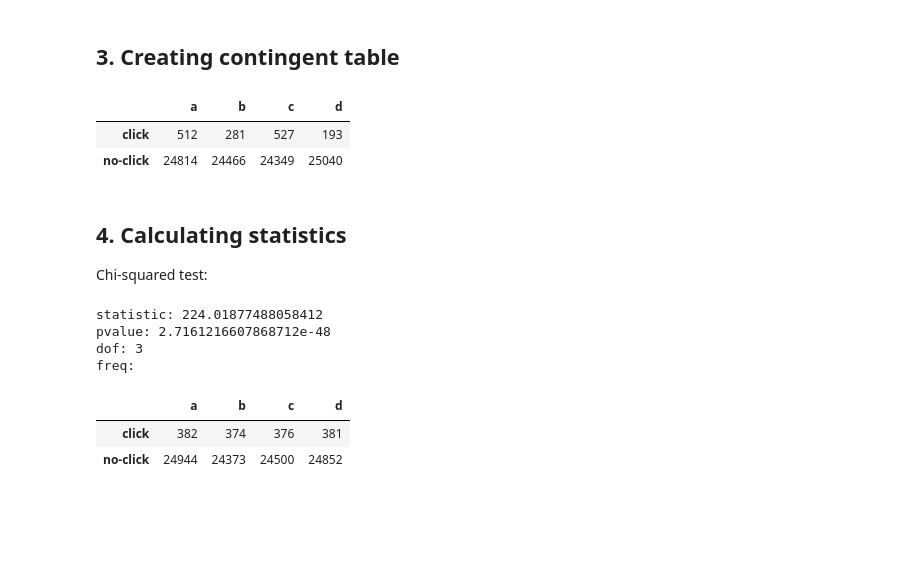
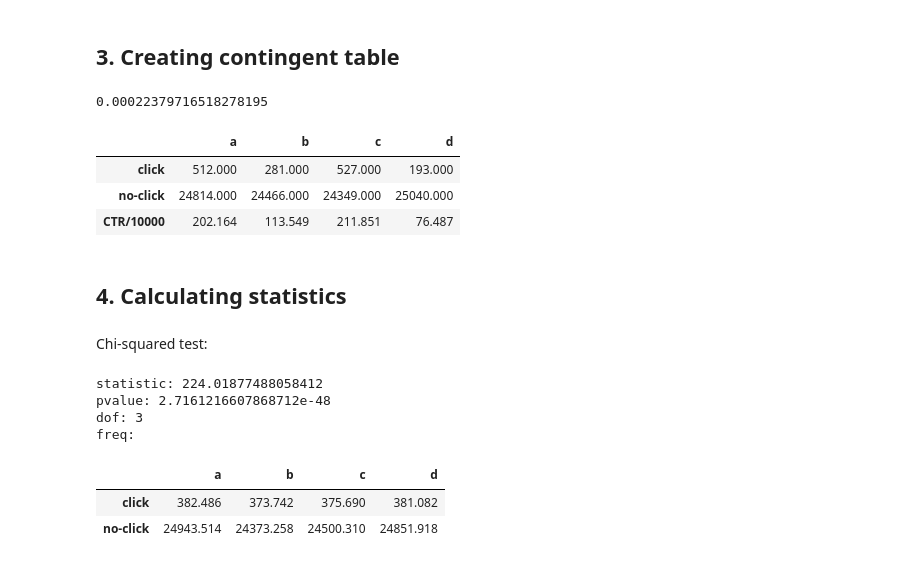
Before and after one commit to gastan81/A-B_testing, a Jupyter notebook: 7_eniac_ab_test.ipynb, the cells around one changed output. Cells and saved outputs as stored; diff of their text form; code cells hidden in the pictures; blank space fills up the shorter version.

Commit message:
Correction of additional metrics chi-squared test.

```diff
--- a/7_eniac_ab_test.ipynb
+++ b/7_eniac_ab_test.ipynb
@@ -6,5 +6,5 @@
 import pandas as pd
 from scipy import stats
 pd.set_option('display.max_colwidth', None)
-pd.set_option('display.float_format', lambda x: '%.0f' % x)
+pd.set_option('display.float_format', lambda x: '%.3f' % x)
 # %%
@@ -72,6 +71,24 @@ The dataset has the number of clicks in the [No. clicks] column, with the [Name]
 Total number of clicks in the sum of the [No. clicks] column.
 # %% [markdown]
 ## 3. Creating contingent table
+# %%
+click = [
+          eniac_a.loc[eniac_a['Name'] == 'SHOP NOW', 'No. clicks'].values[0]
+        , eniac_d.loc[eniac_d['Name'] == 'SEE DEALS', 'No. clicks'].values[0]]
+no_click = [
+      int(eniac_a.loc[eniac_a['Name'] == 'mySidebar', 'Snapshot information'].str.extract(r'\s(\d+)\svisits').values[0][0]) - click[0]
+    , int(eniac_d.loc[eniac_d['Name'] == 'mySidebar', 'Snapshot information'].str.extract(r'\s(\d+)\svisits').values[0][0]) - click[1]]
+
+clicks2 = pd.DataFrame([click, no_click],
+                                  columns = ["a", "c"],
+                                  index = ["click", "no-click"])
+
+clicks2 = clicks2/10
+statistic, pvalue, dof, freq = stats.chi2_contingency(clicks2)
+freq = pd.DataFrame(freq, columns = ['a', 'd'], index = ['click', 'no-click'])
+pvalue
+# %% [output]
+0.00022379716518278195
 # %%
 click = [
           eniac_a.loc[eniac_a['Name'] == 'SHOP NOW', 'No. clicks'].values[0]
@@ -87,27 +104,32 @@ no_click = [
 clicks = pd.DataFrame([click, no_click],
                                   columns = ["a", "b", "c", 'd'],
                                   index = ["click", "no-click"])
-clicks
+clicks_ctr = clicks.copy()
+clicks_ctr.loc['CTR/10000'] = clicks_ctr.iloc[0] / (clicks_ctr.iloc[1] + clicks_ctr.iloc[0]) * 10000
+clicks_ctr
 # %% [output]
 |  | a | b | c | d |
-| click | 512 | 281 | 527 | 193 |
-| no-click | 24814 | 24466 | 24349 | 25040 |
+| click | 512.000 | 281.000 | 527.000 | 193.000 |
+| no-click | 24814.000 | 24466.000 | 24349.000 | 25040.000 |
+| CTR/10000 | 202.164 | 113.549 | 211.851 | 76.487 |
 # %% [markdown]
 ## 4. Calculating statistics
-Chi-squared test:
+# %% [markdown]
+Chi-squared test:
 # %%
 statistic, pvalue, dof, freq = stats.chi2_contingency(clicks)
+freq = pd.DataFrame(freq, columns = ['a', 'b', 'c', 'd'], index = ['click', 'no-click'])
 # %%
 print(f'statistic: {statistic}')
 print(f'pvalue: {pvalue}')
 print(f'dof: {dof}')
 print(f'freq: ')
-pd.DataFrame(freq, columns = ['a', 'b', 'c', 'd'], index = ['click', 'no-click'])
+freq
 # %% [output]
 statistic: 224.01877488058412
 pvalue: 2.7161216607868712e-48
 dof: 3
 freq:
 |  | a | b | c | d |
-| click | 382 | 374 | 376 | 381 |
-| no-click | 24944 | 24373 | 24500 | 24852 |
+| click | 382.486 | 373.742 | 375.690 | 381.082 |
+| no-click | 24943.514 | 24373.258 | 24500.310 | 24851.918 |
```
Also changed, not shown: parts of 22 cells of this notebook.
